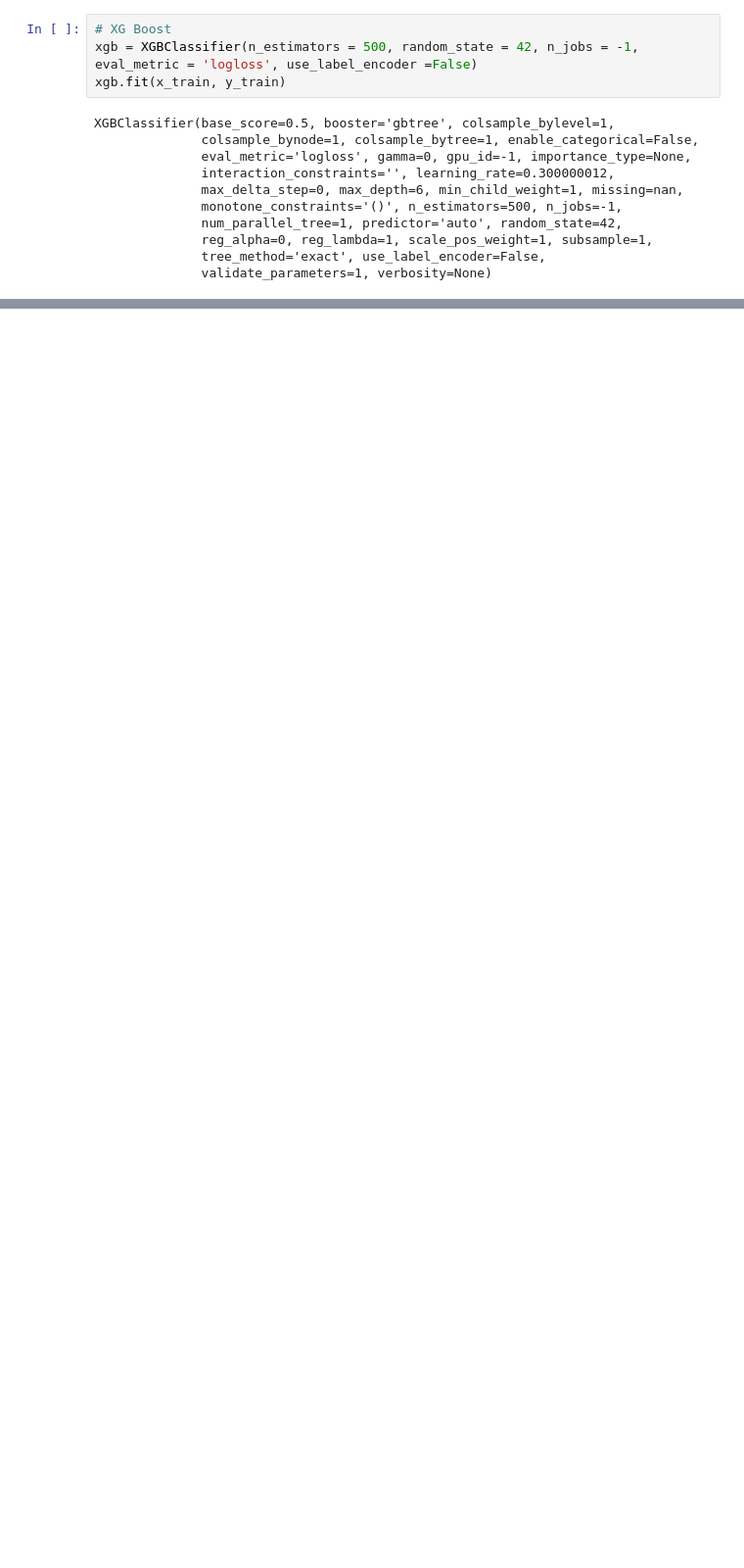
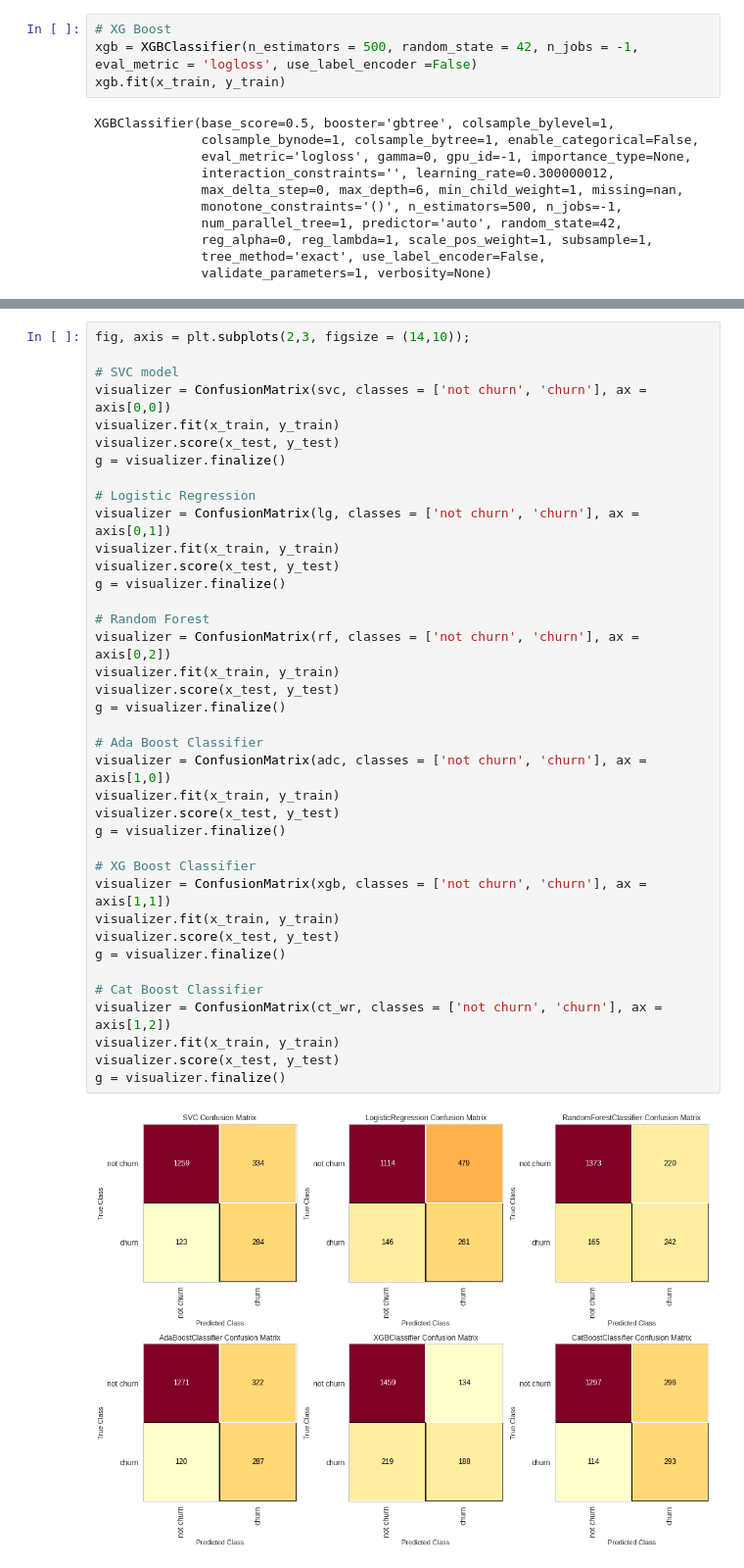
Before and after one commit to denisshiki/churn_prediction, a Jupyter notebook: churn.ipynb, the cells around one changed output, grey strips where cells are left out. Shown at 98% size. Saved outputs shown, nothing was run; the diff lists cells and outputs as text; blank space fills up the shorter version.

```diff
--- a/churn.ipynb
+++ b/churn.ipynb
@@ -1159,0 +1140,40 @@ g = visualizer.finalize()
+# %%
+fig, axis = plt.subplots(2,3, figsize = (14,10));
+
+# SVC model
+visualizer = ConfusionMatrix(svc, classes = ['not churn', 'churn'], ax = axis[0,0])
+visualizer.fit(x_train, y_train)
+visualizer.score(x_test, y_test)
+g = visualizer.finalize()
+
+# Logistic Regression
+visualizer = ConfusionMatrix(lg, classes = ['not churn', 'churn'], ax = axis[0,1])
+visualizer.fit(x_train, y_train)
+visualizer.score(x_test, y_test)
+g = visualizer.finalize()
+
+# Random Forest
+visualizer = ConfusionMatrix(rf, classes = ['not churn', 'churn'], ax = axis[0,2])
+visualizer.fit(x_train, y_train)
+visualizer.score(x_test, y_test)
+g = visualizer.finalize()
+
+# Ada Boost Classifier
+visualizer = ConfusionMatrix(adc, classes = ['not churn', 'churn'], ax = axis[1,0])
+visualizer.fit(x_train, y_train)
+visualizer.score(x_test, y_test)
+g = visualizer.finalize()
+
+# XG Boost Classifier
+visualizer = ConfusionMatrix(xgb, classes = ['not churn', 'churn'], ax = axis[1,1])
+visualizer.fit(x_train, y_train)
+visualizer.score(x_test, y_test)
+g = visualizer.finalize()
+
+# Cat Boost Classifier
+visualizer = ConfusionMatrix(ct_wr, classes = ['not churn', 'churn'], ax = axis[1,2])
+visualizer.fit(x_train, y_train)
+visualizer.score(x_test, y_test)
+g = visualizer.finalize()
+# %% [output]
+[figure, added]
```
Also changed, not shown: parts of 32 cells of this notebook.
